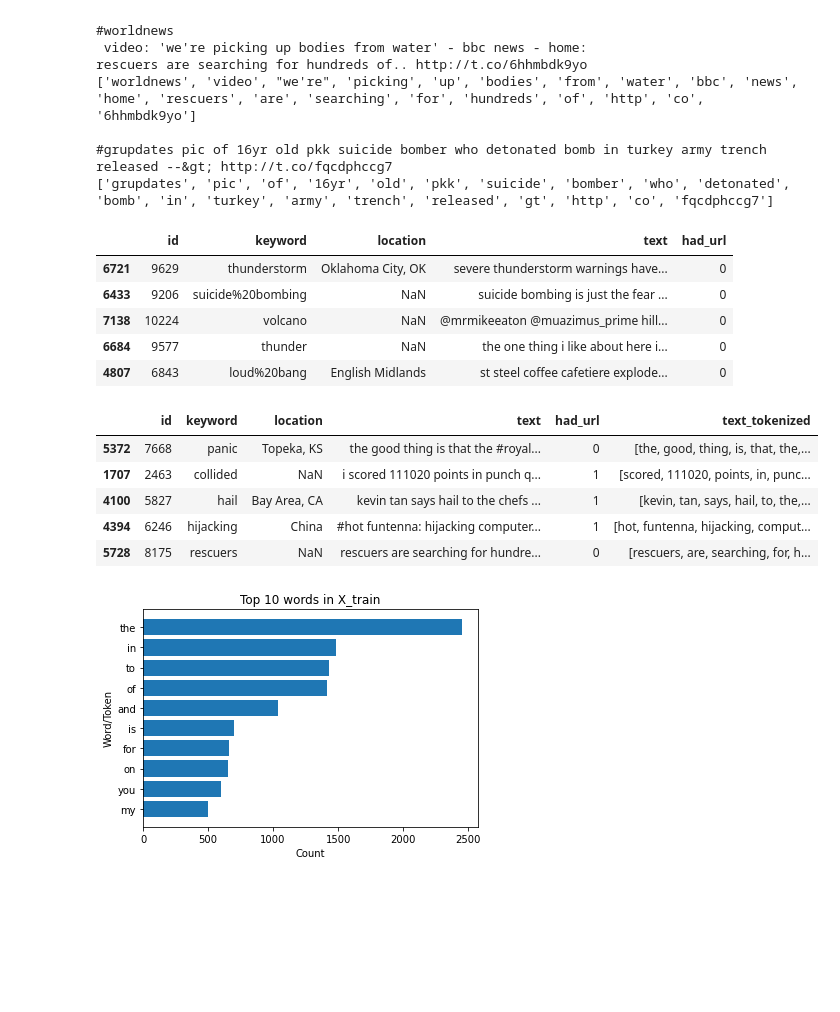
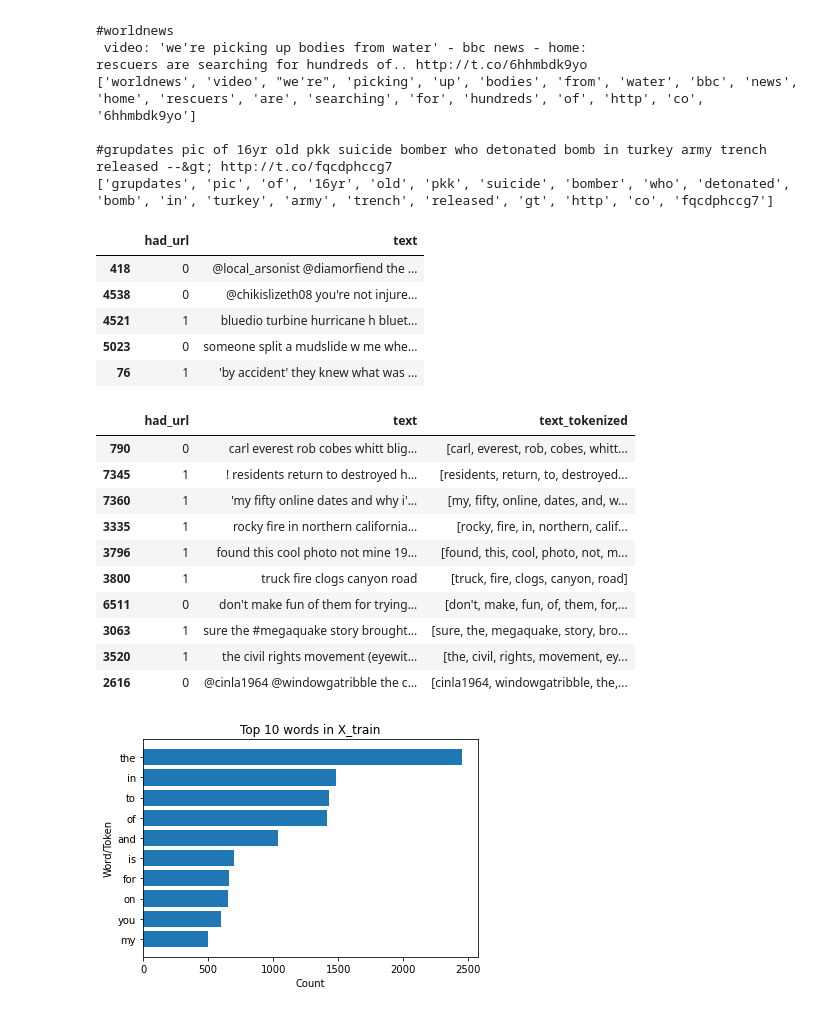
Before and after one commit to zshoorbajee/FlatironProject4, a Jupyter notebook: index_draft.ipynb, the cells around one changed output. Saved outputs shown, nothing was run; the diff lists cells and outputs as text; code cells hidden in the pictures; blank space fills up the shorter version.

```diff
--- a/index_draft.ipynb
+++ b/index_draft.ipynb
@@ -67,7 +67,7 @@ text           0
 target         0
 dtype: int64
 # %%
-tweets = df.drop(columns=['target'])
+tweets = df[['text']]
 target = df['target']
 # %%
 target.value_counts(normalize=True)
@@ -84,8 +84,11 @@ X_train_tweets_unprocessed = X_train.copy()['text']
 
 X_train['text'] = X_train['text'].str.lower()
 # %%
-token_pattern = r"\b\w+'?’?\w+\b"
-# pattern: Words with at least two letters, including words with up to one hyphen and one apostrophe
+# token_pattern = r"\b\w+'?’?\w+\b"
+token_pattern = r"\b[a-zA-Z\u00C0-\u00FF(0-9)]+'?’?[a-zA-Z\u00C0-\u00FF(0-9)]+\b"
+# pattern:
+    # Words with at least two letters, including words with up to one hyphen and one apostrophe.
+    # Including words with accented letters.
 
 tokenizer = RegexpTokenizer(token_pattern)
 # Sample:
@@ -115,17 +119,22 @@ rescuers are searching for hundreds of.. http://t.co/6hhmbdk9yo
 # Record if tweet contained a URL, then remove URLs from all tweets
 # %%
 def binary_search_url(text):
+    """
+    Returns 1 if a string contains a URL, else returns 0.
+    """
     search = re.search(pattern=r'http\S+', string=text)
     return int(bool(search))
 
-X_train['had_url'] = X_train['text'].apply(lambda x: binary_search_url(x))
+had_url_Series = X_train['text'].apply(lambda x: binary_search_url(x))
+had_url_Series.name = 'had_url'
+X_train = pd.concat([had_url_Series, X_train], axis=1)
 
 X_train.sample(5)
 # %% [output]
-|  | id | keyword | location | text | had_url |
-| 6721 | 9629 | thunderstorm | Oklahoma City, OK | severe thunderstorm warnings have... | 0 |
-| 6433 | 9206 | suicide%20bombing | NaN | suicide bombing is just the fear ... | 0 |
-| 7138 | 10224 | volcano | NaN | @mrmikeeaton @muazimus_prime hill... | 0 |
-| 6684 | 9577 | thunder | NaN | the one thing i like about here i... | 0 |
-| 4807 | 6843 | loud%20bang | English Midlands | st steel coffee cafetiere explode... | 0 |
+|  | had_url | text |
+| 418 | 0 | @local_arsonist @diamorfiend the ... |
+| 4538 | 0 | @chikislizeth08 you're not injure... |
+| 4521 | 1 | bluedio turbine hurricane h bluet... |
+| 5023 | 0 | someone split a mudslide w me whe... |
+| 76 | 1 | 'by accident' they knew what was ... |
 # %%
@@ -136,14 +147,19 @@ X_train['text'] = X_train['text'].apply(
 # Now we can tokenize
 # %%
 X_train['text_tokenized'] = X_train['text'].apply(tokenizer.tokenize)
-X_train.head()
+X_train.sample(10)
 # %% [output]
-|  | id | keyword | location | text | had_url | text_tokenized |
-| 5372 | 7668 | panic | Topeka, KS | the good thing is that the #royal... | 0 | [the, good, thing, is, that, the,... |
-| 1707 | 2463 | collided | NaN | i scored 111020 points in punch q... | 1 | [scored, 111020, points, in, punc... |
-| 4100 | 5827 | hail | Bay Area, CA | kevin tan says hail to the chefs ... | 1 | [kevin, tan, says, hail, to, the,... |
-| 4394 | 6246 | hijacking | China | #hot funtenna: hijacking computer... | 1 | [hot, funtenna, hijacking, comput... |
-| 5728 | 8175 | rescuers | NaN | rescuers are searching for hundre... | 0 | [rescuers, are, searching, for, h... |
+|  | had_url | text | text_tokenized |
+| 790 | 0 | carl everest rob cobes whitt blig... | [carl, everest, rob, cobes, whitt... |
+| 7345 | 1 | ! residents return to destroyed h... | [residents, return, to, destroyed... |
+| 7360 | 1 | 'my fifty online dates and why i'... | [my, fifty, online, dates, and, w... |
+| 3335 | 1 | rocky fire in northern california... | [rocky, fire, in, northern, calif... |
+| 3796 | 1 | found this cool photo not mine 19... | [found, this, cool, photo, not, m... |
+| 3800 | 1 | truck fire clogs canyon road | [truck, fire, clogs, canyon, road] |
+| 6511 | 0 | don't make fun of them for trying... | [don't, make, fun, of, them, for,... |
+| 3063 | 1 | sure the #megaquake story brought... | [sure, the, megaquake, story, bro... |
+| 3520 | 1 | the civil rights movement (eyewit... | [the, civil, rights, movement, ey... |
+| 2616 | 0 | @cinla1964 @windowgatribble the c... | [cinla1964, windowgatribble, the,... |
 # %%
 # Frequency Distribution
 # %%
```
Also changed, not shown: parts of 34 cells of this notebook.
